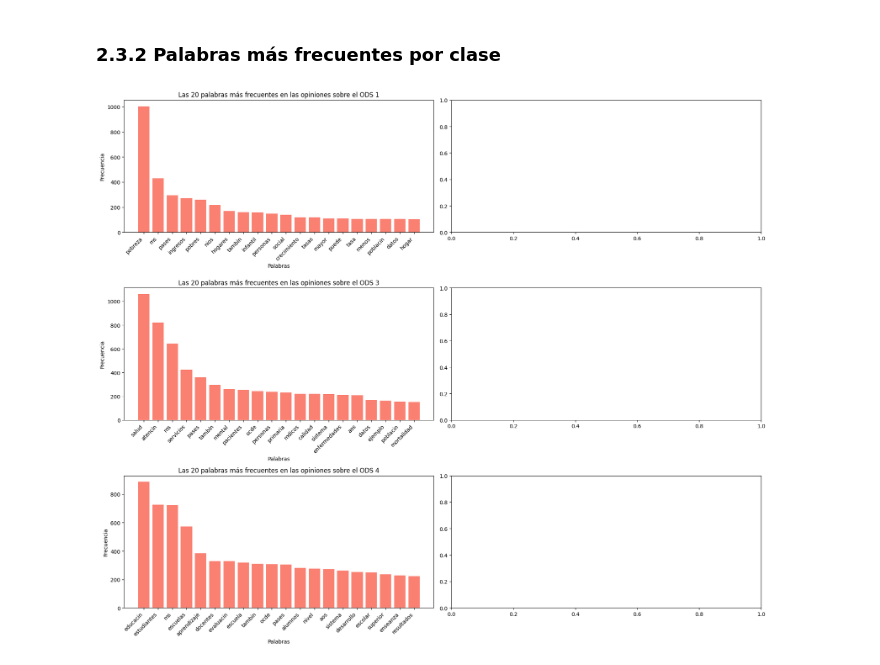
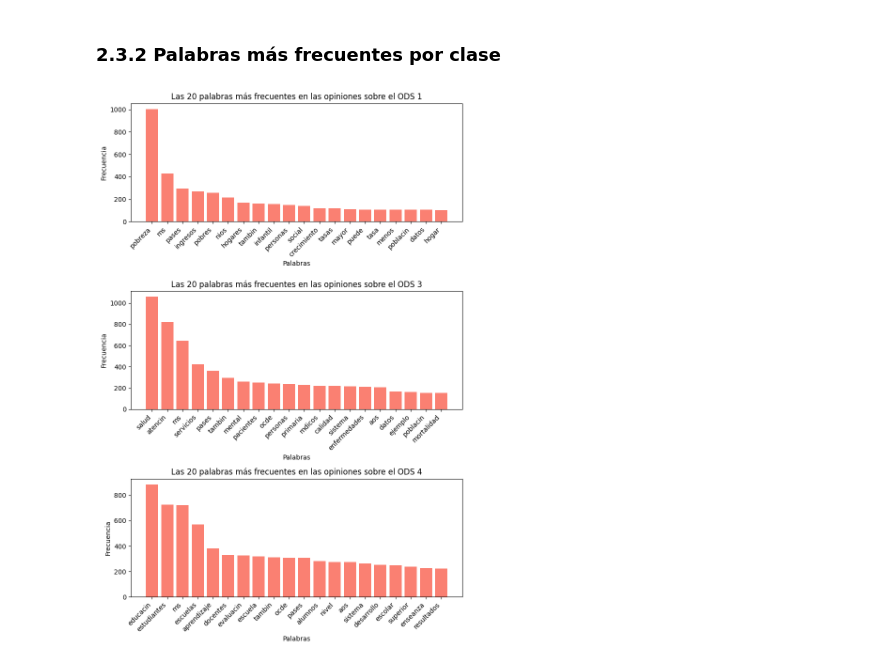
Before and after one commit to BILabsAndProjects/Proyecto1, a Jupyter notebook: exploracion_datos.ipynb, the cells around one changed output. Saved outputs shown, nothing was run; the diff lists cells and outputs as text; code cells hidden in the pictures.

Commit message:
visualizaciones correctas de palabras frecuentes

```diff
--- a/exploracion_datos.ipynb
+++ b/exploracion_datos.ipynb
@@ -354,13 +356,13 @@ plt.show()
 # %%
 top_words = [word for word, count in most_common_words]
 
-classes = sorted(normalized_df['labels'].unique()) # [1, 3, 4]
+classes = sorted(normalized_df["labels"].unique())  # [1, 3, 4]
 class_freq_data = {}
 
 for label in classes:
-    # Filter tokens for the current class
     class_tokens = [
-        token for tokens_list in normalized_df[normalized_df['labels'] == label]['tokens']
+        token
+        for tokens_list in normalized_df[normalized_df["labels"] == label]["tokens"]
         for token in tokens_list
     ]
 
@@ -373,7 +375,7 @@ plot_df = pd.DataFrame(class_freq_data, index=top_words)
 
 fig, ax = plt.subplots(figsize=(14, 7))
 
-bottom = np.zeros(len(top_words)) # iniciar la base de las barras en 0
+bottom = np.zeros(len(top_words))  # iniciar la base de las barras en 0
 
 for class_label, frequencies in plot_df.items():
     ax.bar(
@@ -381,16 +383,16 @@ for class_label, frequencies in plot_df.items():
         frequencies,
         bottom=bottom,
         label=class_label,
-        color=colors[class_label]
+        color=colors[class_label],
     )
     # Añadir la frecuencia a la base de la siguiente iteración
     bottom += frequencies.values
 
-ax.set_title(f'Las {n_words} palabras más frecuentes y su frecuencia por clase')
-ax.set_xlabel('Palabras')
-ax.set_ylabel('Frecuencia')
+ax.set_title(f"Las {n_words} palabras más frecuentes y su frecuencia por clase")
+ax.set_xlabel("Palabras")
+ax.set_ylabel("Frecuencia")
 
-ax.set_xticks(ax.get_xticks()) # This can help avoid a UserWarning
+ax.set_xticks(ax.get_xticks())  # This can help avoid a UserWarning
 ax.set_xticklabels(ax.get_xticklabels(), rotation=45, ha="right")
 
 ax.legend(title="Clases")
@@ -401,29 +403,35 @@ plt.show()
 # %% [markdown]
 ### 2.3.2 Palabras más frecuentes por clase
 # %%
-fig, ax = plt.subplots(3, 1, figsize=(18, 15))
+fig, ax = plt.subplots(3, 1, figsize=(8, 12))
 
 for i, label in enumerate({1, 3, 4}):
 
-    all_label_tokens = [token for tokens_list in normalized_df[normalized_df['labels']==label]['tokens'] for token in tokens_list]
+    all_class_tokens = [
+        token
+        for tokens_list in normalized_df[normalized_df["labels"] == label]["tokens"]
+        for token in tokens_list
+    ]
 
-    label_word_counts = Counter(all_label_tokens)
+    class_word_counts = Counter(all_class_tokens)
 
     # Obtener las n palabras más comunes
-    most_common_label_words = label_word_counts.most_common(n_words)
+    top_class_words_counts = class_word_counts.most_common(n_words)
 
-    label_freq_df = pd.DataFrame(most_common_label_words, columns=['word', 'frequency'])
+    label_freq_df = pd.DataFrame(top_class_words_counts, columns=["word", "frequency"])
 
     # Graficar las palabras más frecuentes para la clase
-    ax[i].bar(label_freq_df['word'], label_freq_df['frequency'], color='salmon')
+    ax[i].bar(label_freq_df["word"], label_freq_df["frequency"], color="salmon")
     ax[i].set_xticks(ax[i].get_xticks())
     ax[i].set_xticklabels(ax[i].get_xticklabels(), rotation=45, ha="right")
-    ax[i].set_title(f'Las {n_words} palabras más frecuentes en las opiniones sobre el ODS {label}')
-    ax[i].set_xlabel('Palabras')
-    ax[i].set_ylabel('Frecuencia')
+    ax[i].set_title(
+        f"Las {n_words} palabras más frecuentes en las opiniones sobre el ODS {label}"
+    )
+    ax[i].set_xlabel("Palabras")
+    ax[i].set_ylabel("Frecuencia")
 
 plt.tight_layout()
 plt.show()
 # %% [output]
-[figure, old version]
+[figure, new version]
 # %%
```
Also changed, not shown: parts of 20 cells of this notebook.
